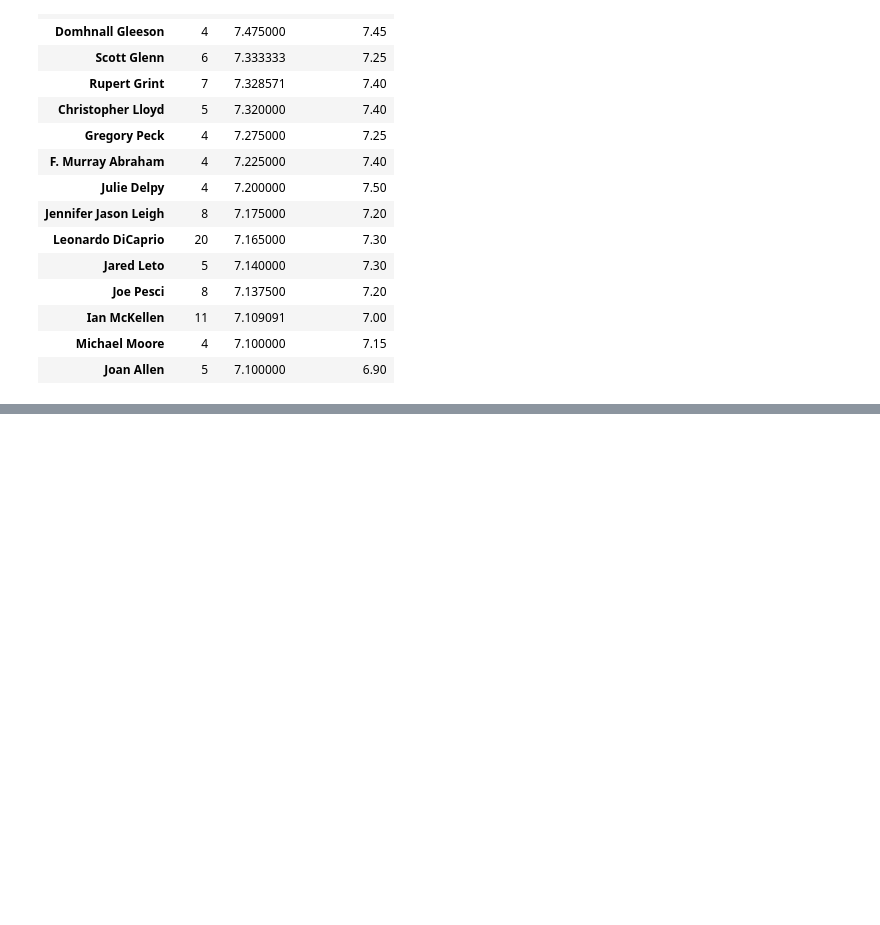
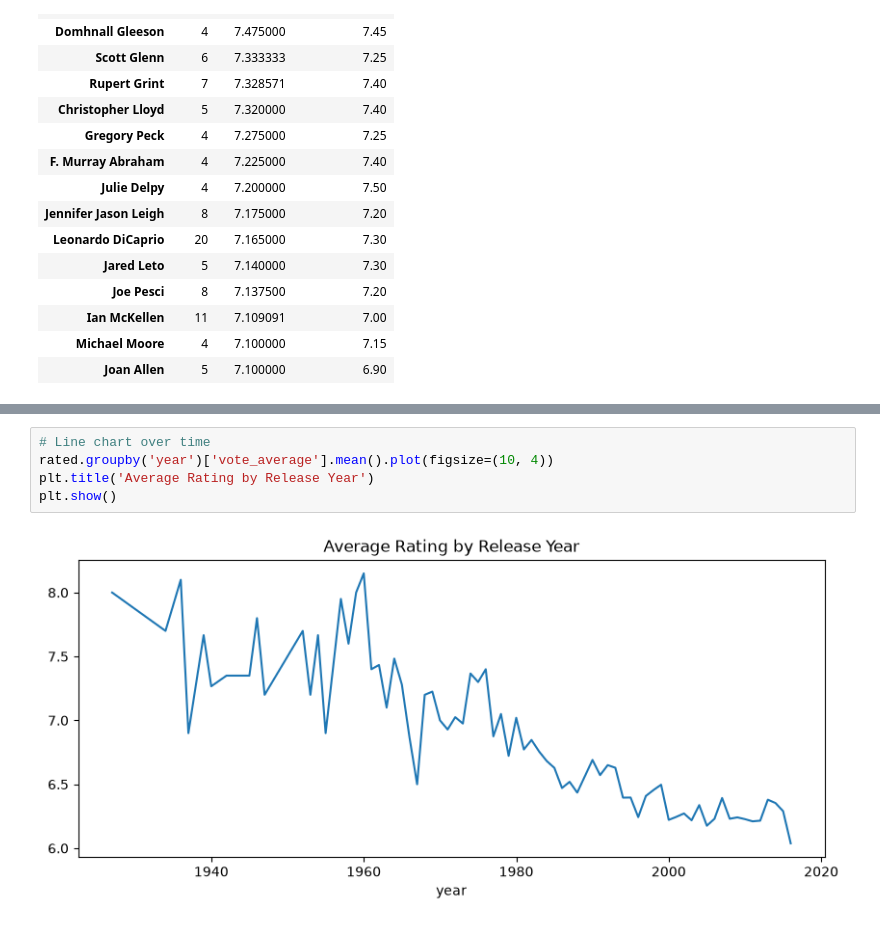
Before and after one commit to BashCtl/movie-explorer, a Jupyter notebook: movies.ipynb, the cells around one changed output, grey strips where cells are left out. Saved outputs shown, nothing was run; the diff lists cells and outputs as text; blank space fills up the shorter version.

```diff
--- a/movies.ipynb
+++ b/movies.ipynb
@@ -481,0 +561,7 @@ actor_stats.head(15)
+# %%
+# Line chart over time
+rated.groupby('year')['vote_average'].mean().plot(figsize=(10, 4))
+plt.title('Average Rating by Release Year')
+plt.show()
+# %% [output]
+[figure, added]
```
Also changed, not shown: parts of 12 cells of this notebook, 4 other files.
